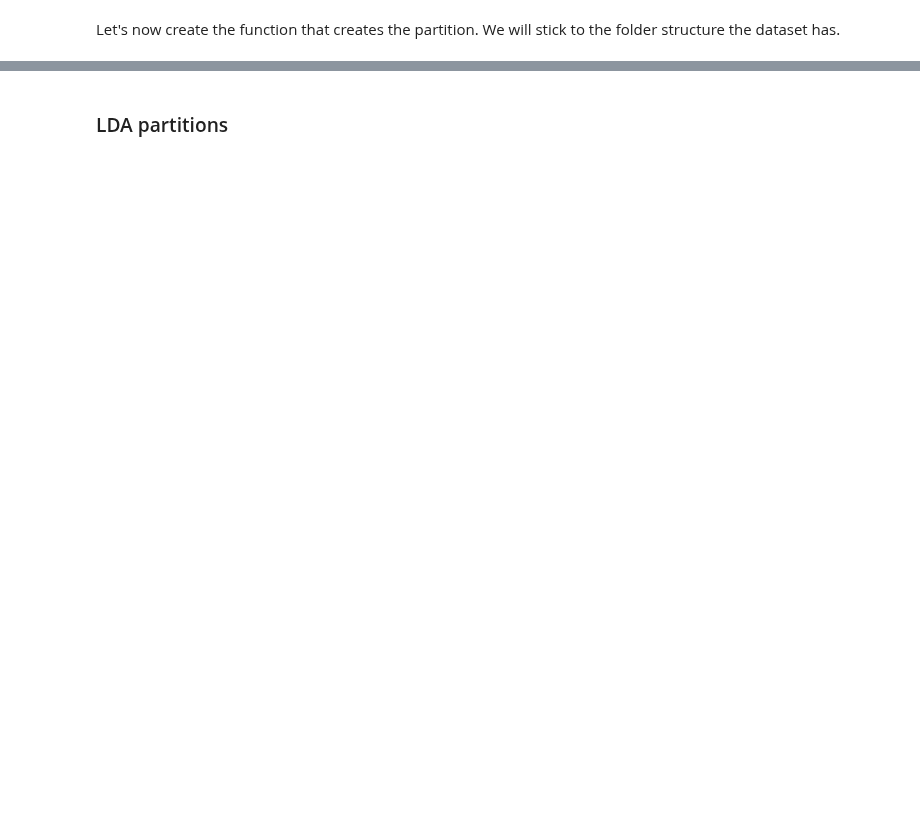
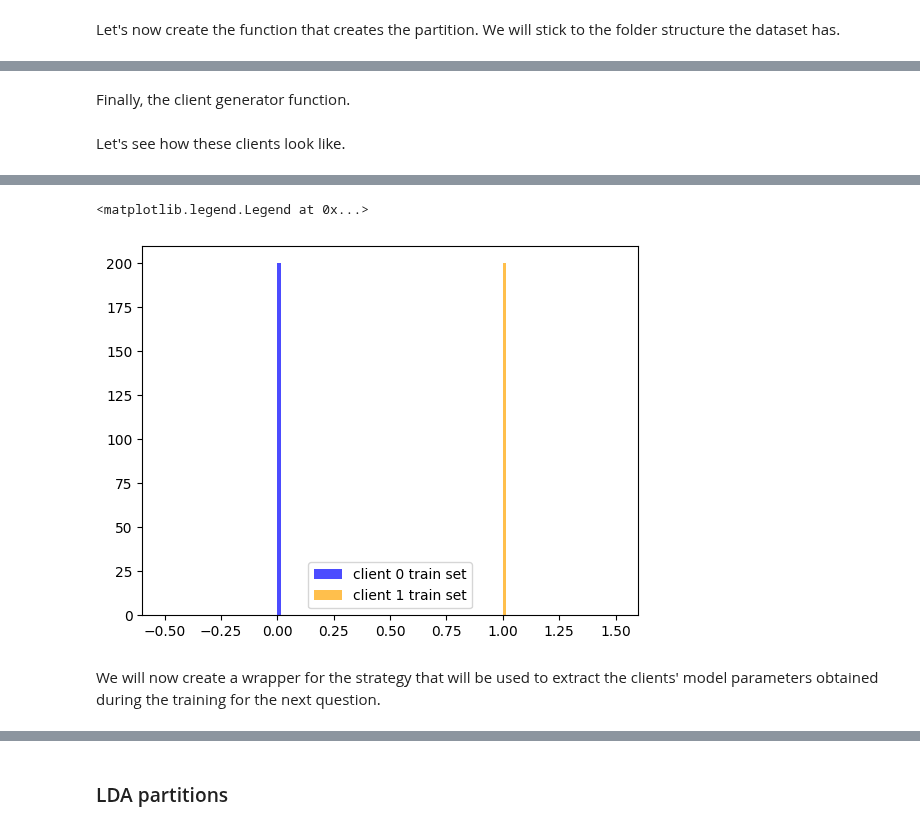
Before and after one commit to camlsys/L361-Federated-Learning, a Jupyter notebook: labs/L361_Lab_2_Data_Heterogeneity.ipynb, the cells around one changed output, grey strips where cells are left out. Drawn from its saved outputs; the diff is of its cells as text; code cells hidden in the pictures; blank space fills up the shorter version.

```diff
--- a/labs/L361_Lab_2_Data_Heterogeneity.ipynb
+++ b/labs/L361_Lab_2_Data_Heterogeneity.ipynb
@@ -700,3 +756,5 @@ client_resources = {
+# %% [markdown]
+Finally, the client generator function.
 # %%
 unbalanced_flower_client_generator: Callable[
     [int], FlowerClient
@@ -705,3 +763,29 @@ unbalanced_flower_client_generator: Callable[
     data_dir=data_dir,
     partition_dir=class_unbalanced_partition,
 )
+# %% [markdown]
+Let's see how these clients look like.
+# %%
+N_CLASSES = 62
+plt.hist(
+    [
+        int(x[1])
+        for x in unbalanced_flower_client_generator(0)._load_dataset("train").data
+    ],
+    bins=N_CLASSES,
+    color="blue",
+    alpha=0.7,
+    label="client 0 train set",
+)
+plt.hist(
+    [
+        int(x[1])
+        for x in unbalanced_flower_client_generator(1)._load_dataset("train").data
+    ],
+    bins=N_CLASSES,
+    color="orange",
+    alpha=0.7,
+    label="client 1 train set",
+)
+plt.legend()
+# %% [output]
@@ -707,0 +794,4 @@ unbalanced_flower_client_generator: Callable[
+<matplotlib.legend.Legend at 0x...>
+[figure, added]
+# %% [markdown]
+We will now create a wrapper for the strategy that will be used to extract the clients' model parameters obtained during the training for the next question.
```
Also changed, not shown: parts of 59 cells of this notebook.
